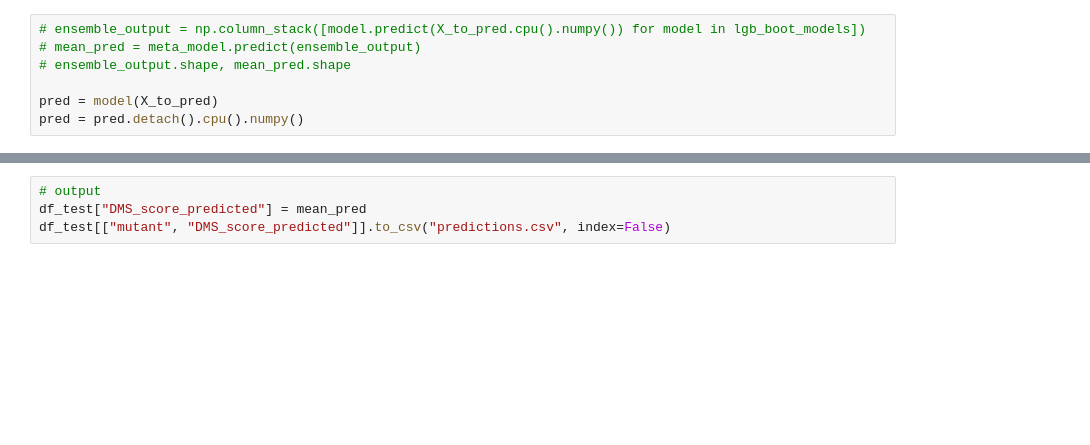
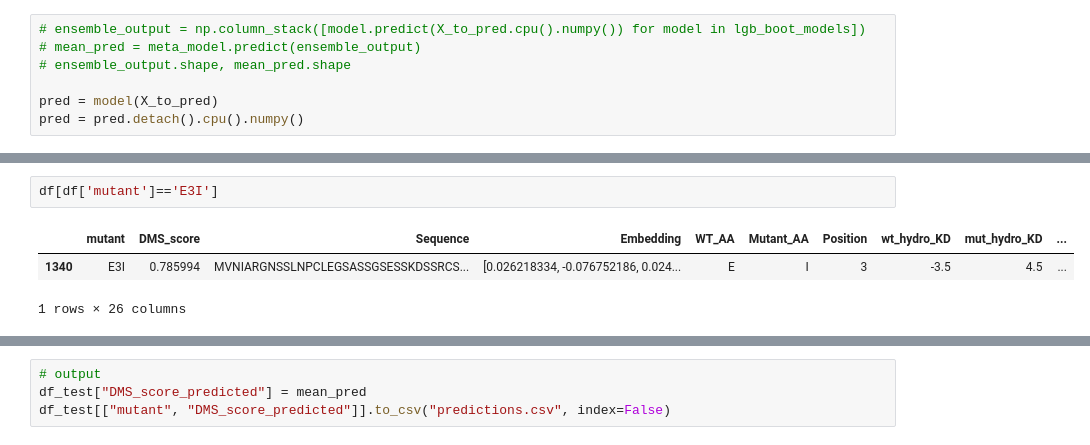
Before and after one commit to radroof22/cse-7850-combio-hackathon, a Jupyter notebook: exp.ipynb, the cells around one changed output, grey strips where cells are left out. Drawn from its saved outputs; the diff is of its cells as text; blank space fills up the shorter version.

```diff
--- a/exp.ipynb
+++ b/exp.ipynb
@@ -1032,0 +1186,6 @@ pred = pred.detach().cpu().numpy()
+# %%
+df[df['mutant']=='E3I']
+# %% [output]
+|  | mutant | DMS_score | Sequence | Embedding | WT_AA | Mutant_AA | Position | wt_hydro_KD | mut_hydro_KD | ... |
+| 1340 | E3I | 0.785994 | MVNIARGNSSLNPCLEGSASSGSESSKDSSRCS... | [0.026218334, -0.076752186, 0.024... | E | I | 3 | -3.5 | 4.5 | ... |
+1 rows × 26 columns
```
Also changed, not shown: parts of 29 cells of this notebook, 4 other files.
